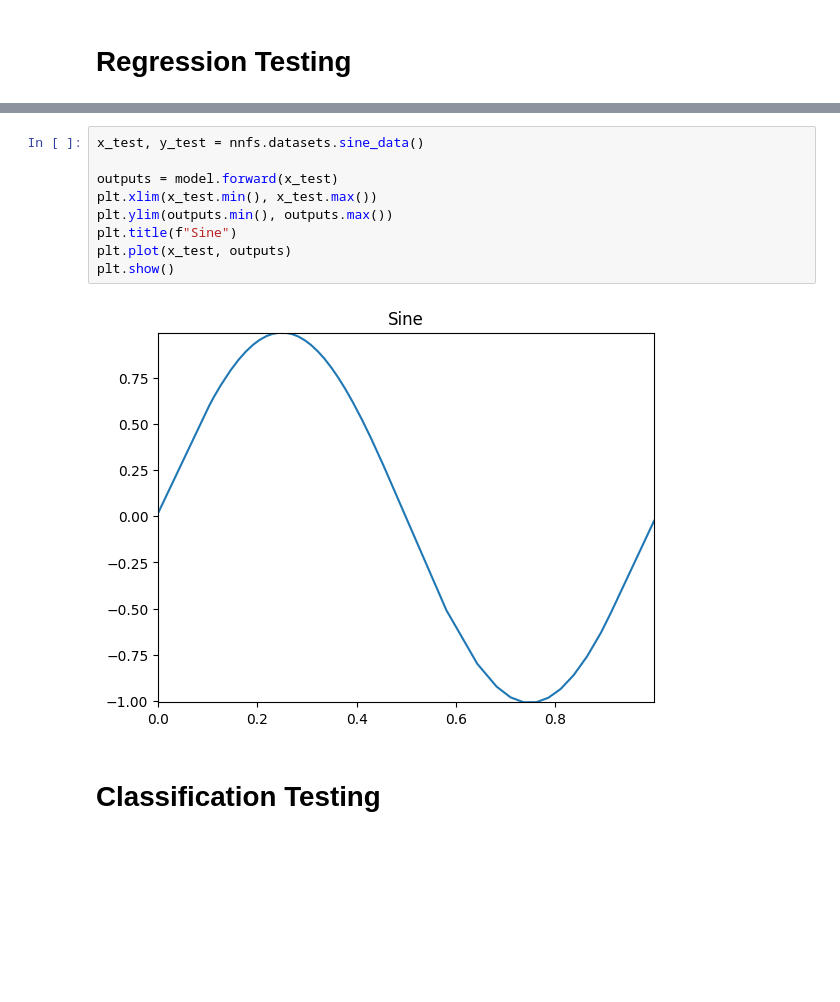
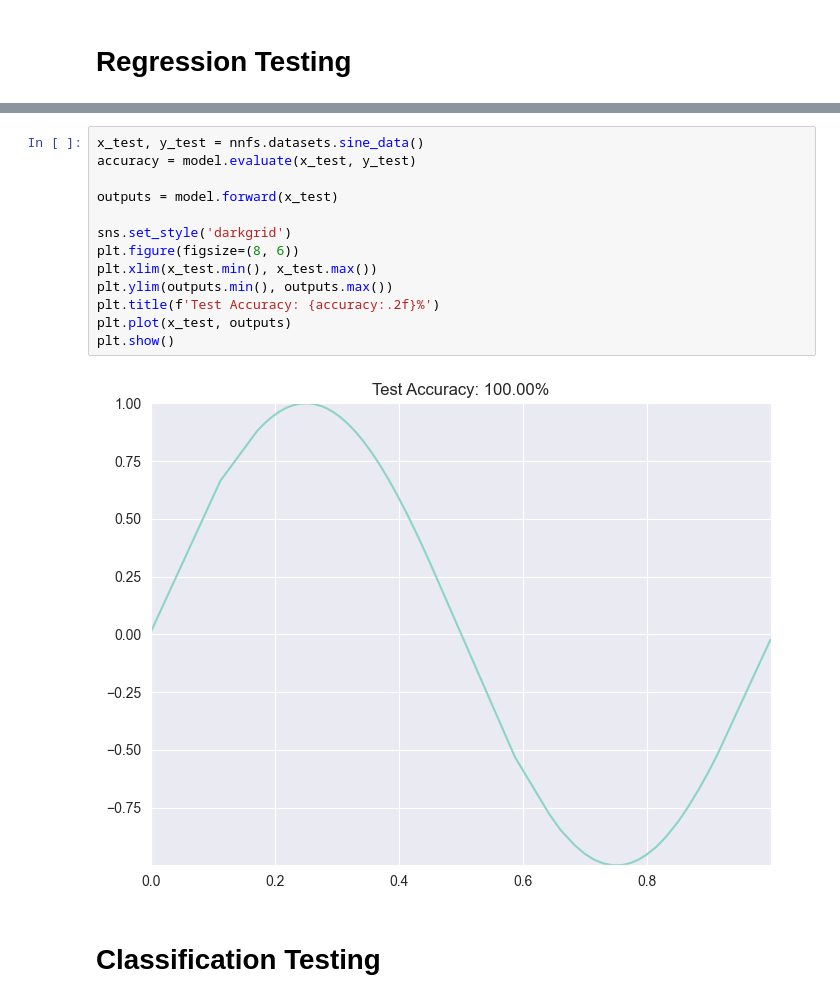
Before and after one commit to danilosiervi/neural_network, a Jupyter notebook: teste.ipynb, the cells around one changed output, grey strips where cells are left out. Cells and saved outputs as stored; diff of their text form; blank space fills up the shorter version.

```diff
--- a/teste.ipynb
+++ b/teste.ipynb
@@ -42,14 +47,18 @@ epoch: 1000, loss: 0.000, lr: 0.0025012506
 # %%
 x_test, y_test = nnfs.datasets.sine_data()
+accuracy = model.evaluate(x_test, y_test)
 
 outputs = model.forward(x_test)
+
+sns.set_style('darkgrid')
+plt.figure(figsize=(8, 6))
 plt.xlim(x_test.min(), x_test.max())
 plt.ylim(outputs.min(), outputs.max())
-plt.title(f"Sine")
+plt.title(f'Test Accuracy: {accuracy:.2f}%')
 plt.plot(x_test, outputs)
 plt.show()
 # %% [output]
-[figure, old version]
+[figure, new version]
 # %% [markdown]
 # Classification Testing
 # %%
```
Also changed, not shown: parts of 6 cells of this notebook, 6 other files.
